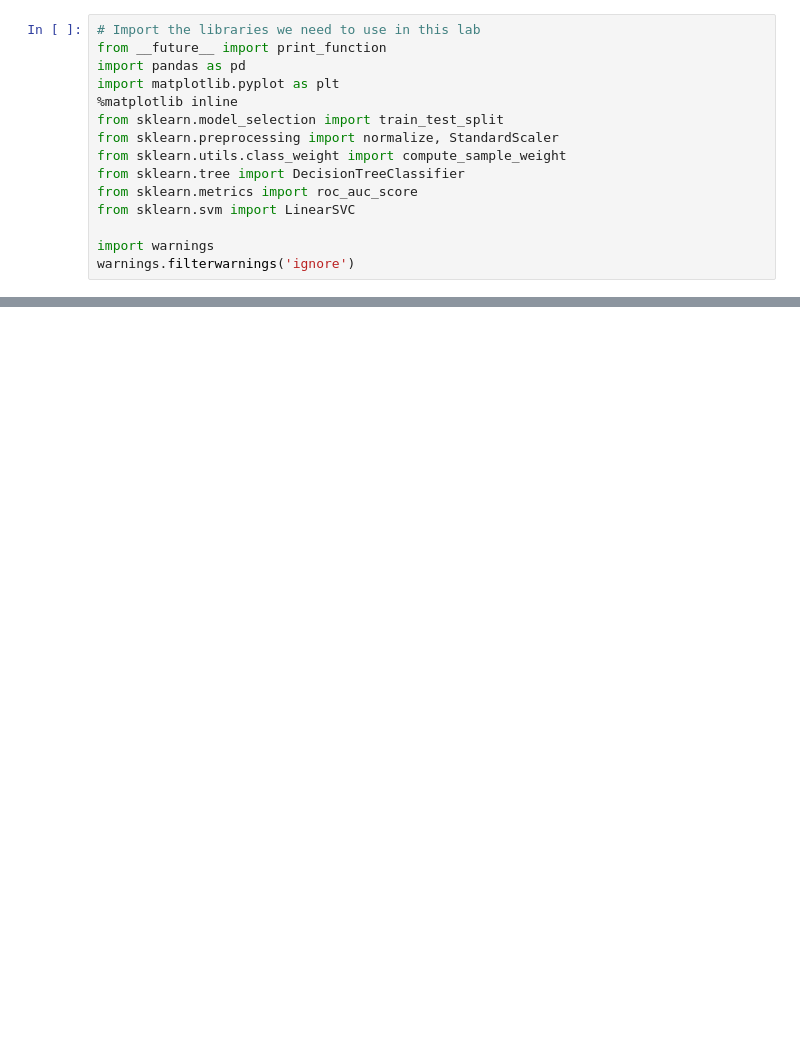
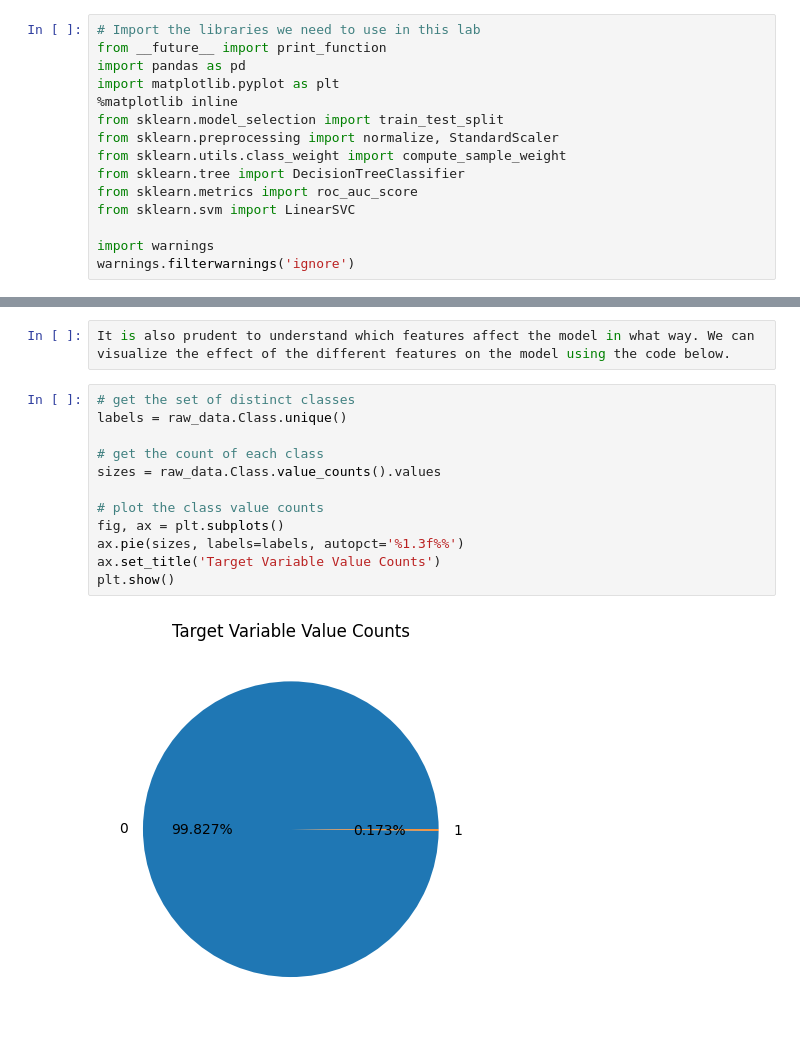
Before and after one commit to dev-andersonsena/Decision_Trees_and_SVM, a Jupyter notebook: svm.ipynb, the cells around one changed output, grey strips where cells are left out. Saved outputs shown, nothing was run; the diff lists cells and outputs as text; blank space fills up the shorter version.

```diff
--- a/svm.ipynb
+++ b/svm.ipynb
@@ -60,0 +101,16 @@ raw_data
+# %%
+It is also prudent to understand which features affect the model in what way. We can visualize the effect of the different features on the model using the code below.
+# %%
+# get the set of distinct classes
+labels = raw_data.Class.unique()
+
+# get the count of each class
+sizes = raw_data.Class.value_counts().values
+
+# plot the class value counts
+fig, ax = plt.subplots()
+ax.pie(sizes, labels=labels, autopct='%1.3f%%')
+ax.set_title('Target Variable Value Counts')
+plt.show()
+# %% [output]
+[figure, added]
```
Also changed, not shown: parts of 25 cells of this notebook.
